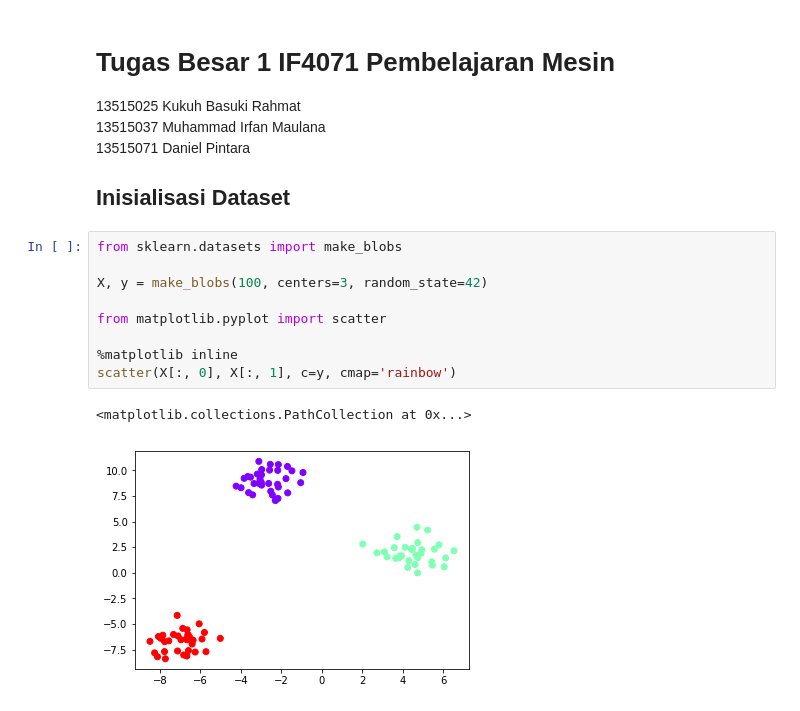
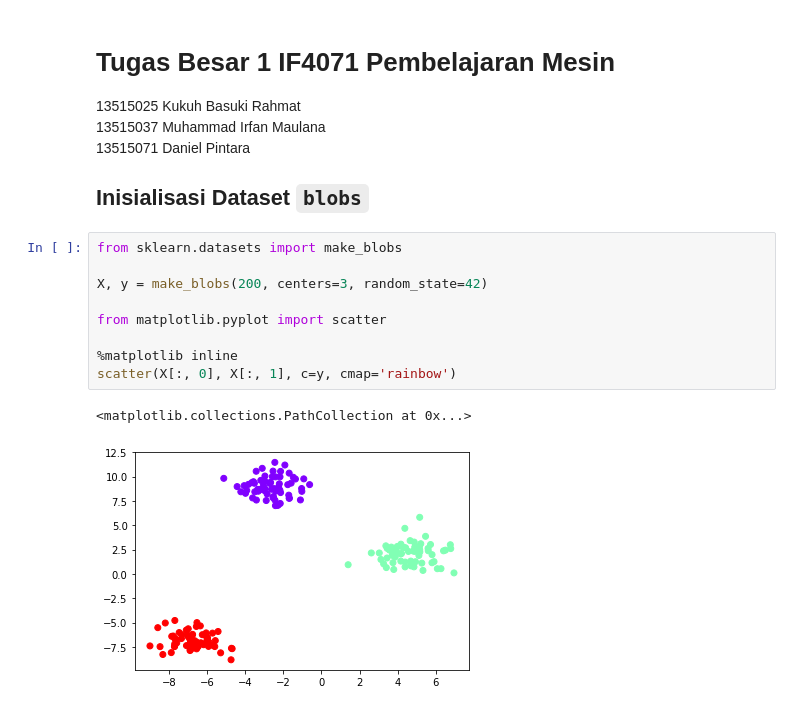
Before and after one commit to irfanmim/MLClustering, a Jupyter notebook: notebook.ipynb, the cells around one changed output. Drawn from its saved outputs; the diff is of its cells as text.

```diff
--- a/notebook.ipynb
+++ b/notebook.ipynb
@@ -5,16 +5,16 @@
 13515037 Muhammad Irfan Maulana
 13515071 Daniel Pintara
 
-## Inisialisasi Dataset
+## Inisialisasi Dataset `blobs`
 # %%
 from sklearn.datasets import make_blobs
 
-X, y = make_blobs(100, centers=3, random_state=42)
+X, y = make_blobs(200, centers=3, random_state=42)
 
 from matplotlib.pyplot import scatter
 
 %matplotlib inline
 scatter(X[:, 0], X[:, 1], c=y, cmap='rainbow')
 # %% [output]
 <matplotlib.collections.PathCollection at 0x...>
-[figure, old version]
+[figure, new version]
```
Also changed, not shown: parts of 7 cells of this notebook, 1 other file.
